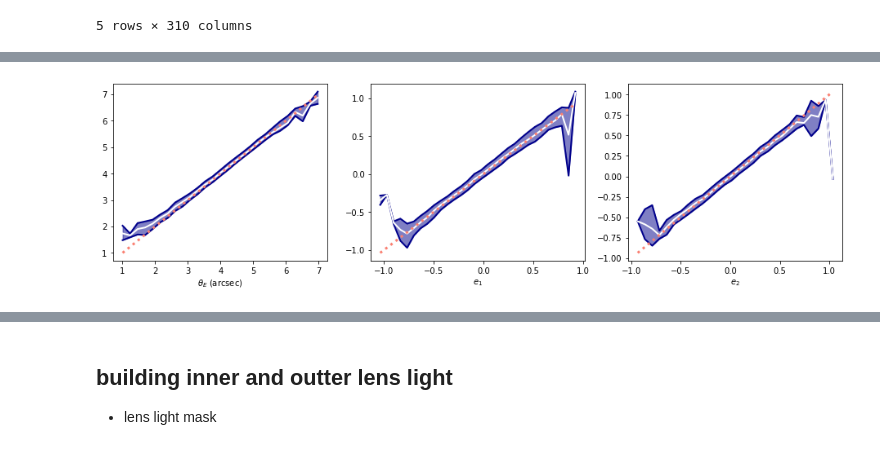
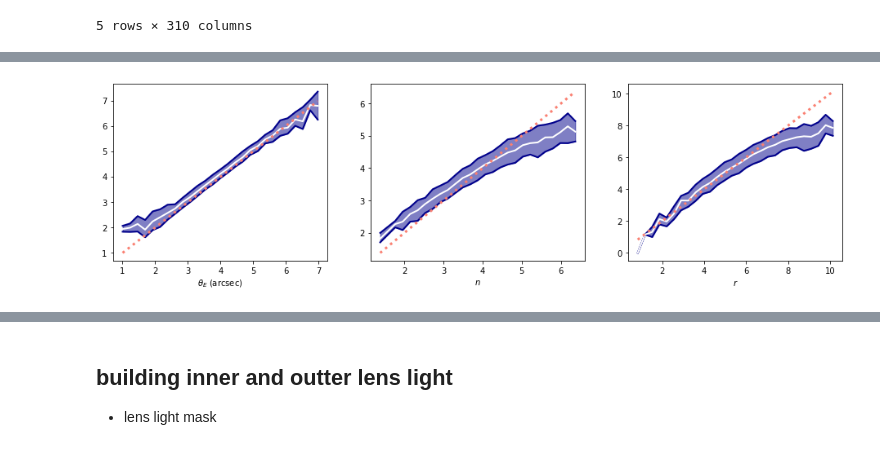
Before and after one commit to joaofrancafisica/AutoLensFit, a Jupyter notebook: modeling.ipynb, the cells around one changed output, grey strips where cells are left out. Saved outputs shown, nothing was run; the diff lists cells and outputs as text; code cells hidden in the pictures.

```diff
--- a/modeling.ipynb
+++ b/modeling.ipynb
@@ -45,41 +45,41 @@ dl_results.head()
 # %%
 limits = np.histogram(dl_results['thetae_true'], bins=50)[1]
 # %%
-variables = ['thetae', 'e1', 'e2']
-variables_lattex = ['$θ_E$ (arcsec)', '$e_1$', '$e_2$']
+variables = ['thetae', 'nsersic', 'rsersic']
+variables_lattex = ['$θ_E$ (arcsec)', '$n$', '$r$']
 
 mean = []
 upper_sigma = []
 lower_sigma = []
 X_ = []
 saved_limits = []
 for i in range(3):
     mean.append([])
     upper_sigma.append([])
     lower_sigma.append([])
     X_.append([])
 
 for i in range(0, len(variables)):
     limits = np.histogram(dl_results[variables[i]+'_true'], bins=30)[1]
     saved_limits.append(limits)
     for j in range(0, len(limits)-1):
         if len(dl_results[variables[i]+'_pred'][(dl_results[variables[i]+'_true'] < limits[j+1]) & (dl_results[variables[i]+'_true'] > limits[j])]) > 0:
             mean[i].append(np.mean(dl_results[variables[i]+'_pred'][(dl_results[variables[i]+'_true'] < limits[j+1]) & (dl_results[variables[i]+'_true'] > limits[j])]))
             lower_error, upper_error = np.percentile(dl_results[variables[i]+'_pred'][(dl_results[variables[i]+'_true'] < limits[j+1]) & (dl_results[variables[i]+'_true'] > limits[j])], [15.85, 84.05])
             lower_sigma[i].append(lower_error)
             upper_sigma[i].append(upper_error)
             X_[i].append(limits[j] + (limits[i+1]-limits[i])/2)
 
 fig, ax = plt.subplots(1, len(variables), figsize=(16, 4))
 for i in range(0, len(variables)):
     ax[i].fill_between(np.array(X_[i]), np.array(lower_sigma[i]), np.array(upper_sigma[i]), color = 'darkblue', alpha=0.5, zorder=1)
     ax[i].plot(X_[i], np.array(lower_sigma[i]), 'darkblue', lw=2, zorder=2)
     ax[i].plot(X_[i], np.array(upper_sigma[i]), 'darkblue', lw=2, zorder=2)
     ax[i].plot(X_[i], mean[i], "w", lw=2, zorder=2)
     ax[i].plot(X_[i],X_[i], 'salmon', lw=3., linestyle='dotted', zorder=3)
     ax[i].set_xlabel(variables_lattex[i])
 # %% [output]
-[figure, old version]
+[figure, new version]
 # %%
 bayes_sys_fit = metadata.iloc[dl_results['sys']]
 bayes_sys_fit = bayes_sys_fit[(bayes_sys_fit['PLANE_1-OBJECT_1-MASS_PROFILE_1-theta_E-g'] < 6.) & (bayes_sys_fit['PLANE_1-OBJECT_1-MASS_PROFILE_1-theta_E-g'] > 2.)]
```
Also changed, not shown: parts of 13 cells of this notebook, 9 other files.
